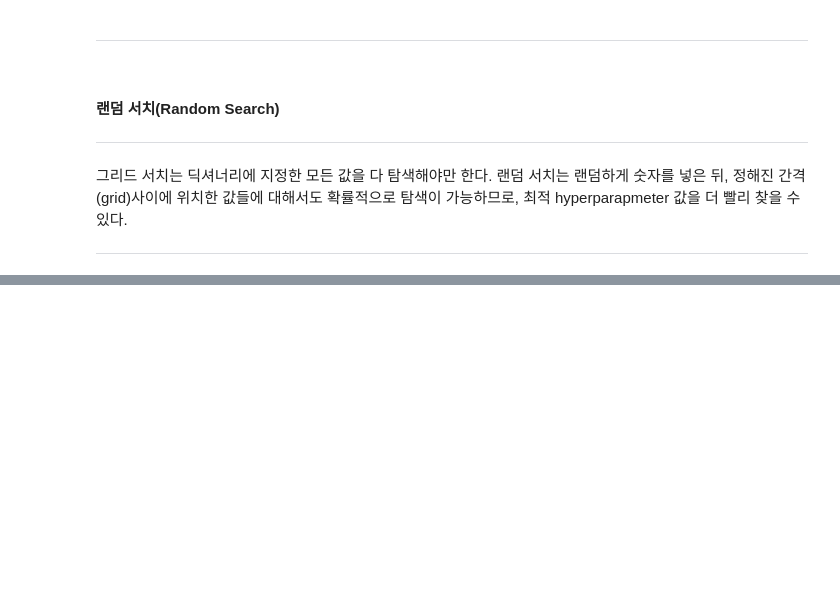
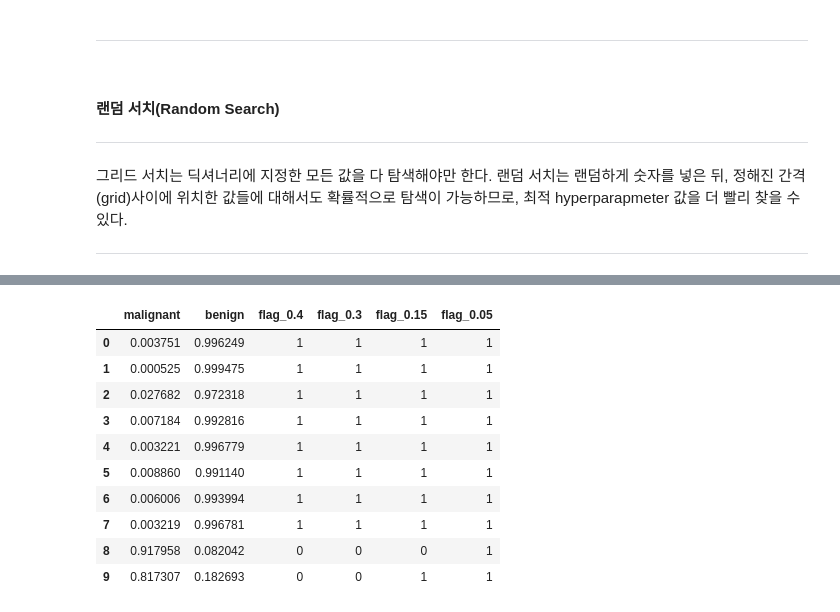
Before and after one commit to jeongbeenson19/dstb, a Jupyter notebook: Tunning_prac.ipynb, the cells around one changed output, grey strips where cells are left out. Cells and saved outputs as stored; diff of their text form; code cells hidden in the pictures; blank space fills up the shorter version.

```diff
--- a/Tunning_prac.ipynb
+++ b/Tunning_prac.ipynb
@@ -264,0 +453,20 @@ __분류 모델 평가: 오차행렬과 연관 지표__
+# %%
+#양성(benign) 범주 예측 확률이 0.4, 0.3, 0.15, 0.05 일 때 각 칼럼(변수)에 1을 지정
+threshold = [0.4, 0.3, 0.15, 0.05]
+
+for i in threshold:
+    results[f'flag_{i}'] = results['benign'].map(lambda x: 1 if x > i else 0)
+
+results.head(10)
+# %% [output]
+|  | malignant | benign | flag_0.4 | flag_0.3 | flag_0.15 | flag_0.05 |
+| 0 | 0.003751 | 0.996249 | 1 | 1 | 1 | 1 |
+| 1 | 0.000525 | 0.999475 | 1 | 1 | 1 | 1 |
+| 2 | 0.027682 | 0.972318 | 1 | 1 | 1 | 1 |
+| 3 | 0.007184 | 0.992816 | 1 | 1 | 1 | 1 |
+| 4 | 0.003221 | 0.996779 | 1 | 1 | 1 | 1 |
+| 5 | 0.008860 | 0.991140 | 1 | 1 | 1 | 1 |
+| 6 | 0.006006 | 0.993994 | 1 | 1 | 1 | 1 |
+| 7 | 0.003219 | 0.996781 | 1 | 1 | 1 | 1 |
+| 8 | 0.917958 | 0.082042 | 0 | 0 | 0 | 1 |
+| 9 | 0.817307 | 0.182693 | 0 | 0 | 1 | 1 |
```
Also changed, not shown: parts of 25 cells of this notebook.
